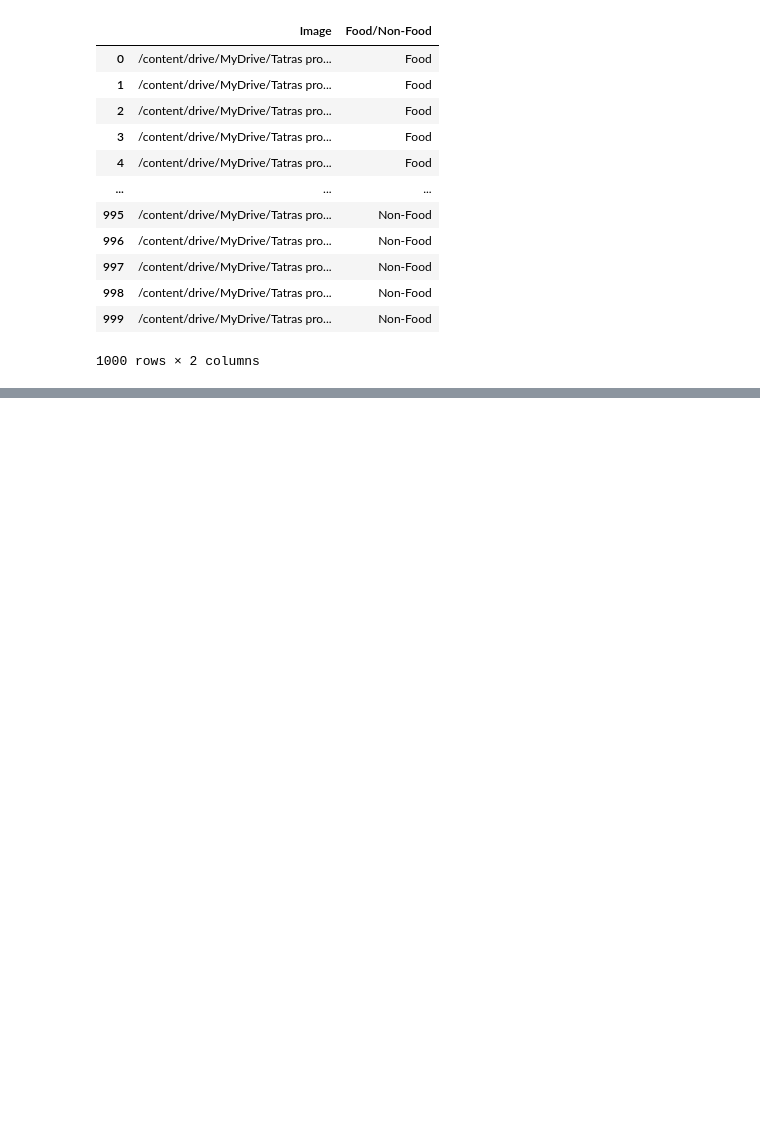
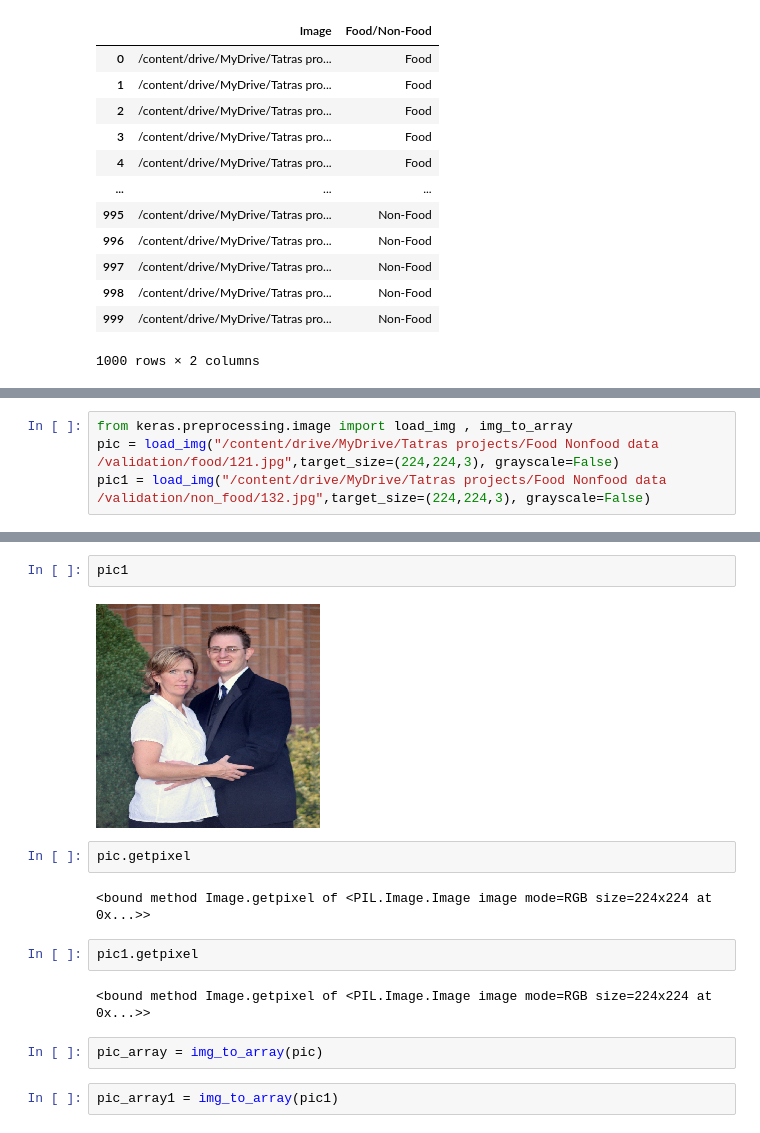
Before and after one commit to anchit2000/Food-Non-Food-Classification, a Jupyter notebook: Food_nonfood_classification.ipynb, the cells around one changed output, grey strips where cells are left out. Saved outputs shown, nothing was run; the diff lists cells and outputs as text; blank space fills up the shorter version.

```diff
--- a/Food_nonfood_classification.ipynb
+++ b/Food_nonfood_classification.ipynb
@@ -690,0 +764,4 @@ INFO:tensorflow:Assets written to: ./resnet50_food_model/assets
+# %%
+from keras.preprocessing.image import load_img , img_to_array
+pic = load_img("/content/drive/MyDrive/Tatras projects/Food Nonfood data /validation/food/121.jpg",target_size=(224,224,3), grayscale=False)
+pic1 = load_img("/content/drive/MyDrive/Tatras projects/Food Nonfood data /validation/non_food/132.jpg",target_size=(224,224,3), grayscale=False)
@@ -690,0 +772,16 @@ INFO:tensorflow:Assets written to: ./resnet50_food_model/assets
+# %%
+pic1
+# %% [output]
+[figure, added]
+# %%
+pic.getpixel
+# %% [output]
+<bound method Image.getpixel of <PIL.Image.Image image mode=RGB size=224x224 at 0x...>>
+# %%
+pic1.getpixel
+# %% [output]
+<bound method Image.getpixel of <PIL.Image.Image image mode=RGB size=224x224 at 0x...>>
+# %%
+pic_array = img_to_array(pic)
+# %%
+pic_array1 = img_to_array(pic1)
```
Also changed, not shown: parts of 59 cells of this notebook.
